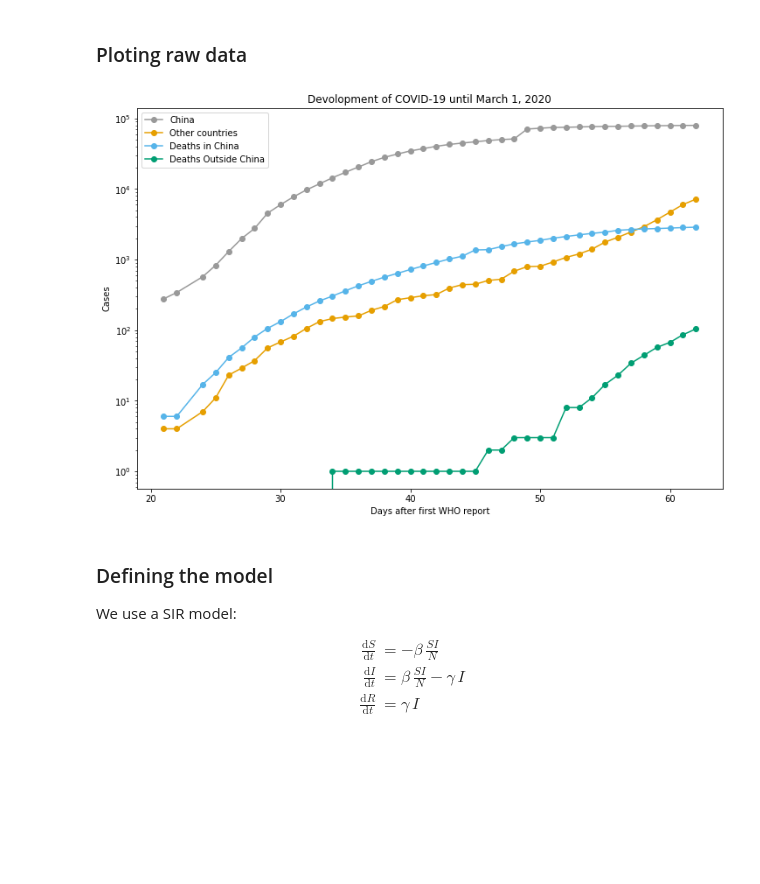
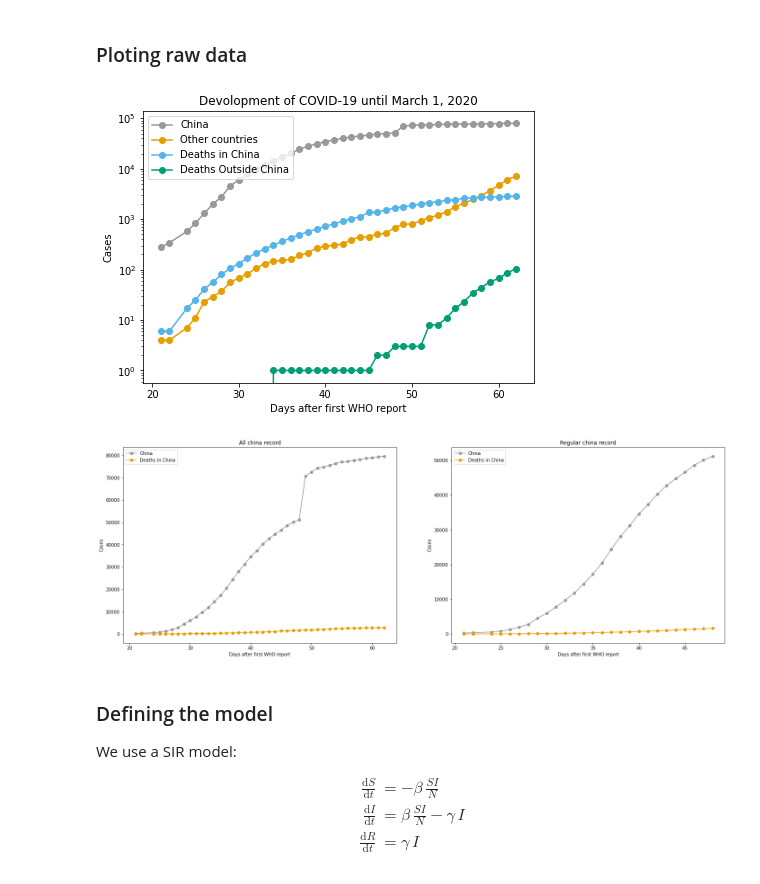
Before and after one commit to Abrahammar997/IAeCD-P-2, a Jupyter notebook: Project2.ipynb, the cells around one changed output. Saved outputs shown, nothing was run; the diff lists cells and outputs as text; code cells hidden in the pictures; blank space fills up the shorter version.

```diff
--- a/Project2.ipynb
+++ b/Project2.ipynb
@@ -29,19 +29,43 @@ deaths_outside_total = data["Death Outside"]
 # %% [markdown]
 ### Ploting raw data
 # %%
-plt.figure(figsize=(12, 8))
+plt.figure(figsize=(7, 5))
 plt.title("Devolopment of COVID-19 until March 1, 2020")
 plt.plot(days_total, china_total, '-o', label="China")
 plt.plot(days_total, other, '-o', label="Other countries")
 plt.plot(days_total, deaths_china_total, '-o', label="Deaths in China")
 plt.plot(days_total, deaths_outside_total, '-o', label="Deaths Outside China")
 plt.yscale('log')
 plt.ylabel("Cases")
 plt.xlabel("Days after first WHO report")
 plt.legend()
 plt.show()
 # %% [output]
-[figure, old version]
+[figure, new version]
+# %%
+plt.figure(figsize=(24, 8))
+
+plt.subplot(1,2,1)
+plt.title("All china record")
+plt.plot(days_total, china_total, '-o', label="China")
+plt.plot(days_total, deaths_china_total, '-o', label="Deaths in China")
+plt.ylabel("Cases")
+plt.xlabel("Days after first WHO report")
+plt.legend()
+
+
+plt.subplot(1,2,2)
+plt.title("Regular china record")
+plt.plot(days, china, '-o', label="China")
+plt.plot(days, deaths_china, '-o', label="Deaths in China")
+plt.ylabel("Cases")
+plt.xlabel("Days after first WHO report")
+plt.legend()
+plt.show()
+
+plt.show()
+# %% [output]
+[figure, added]
 # %% [markdown]
 ### Defining the model
 
```
Also changed, not shown: parts of 27 cells of this notebook, 2 other files.
